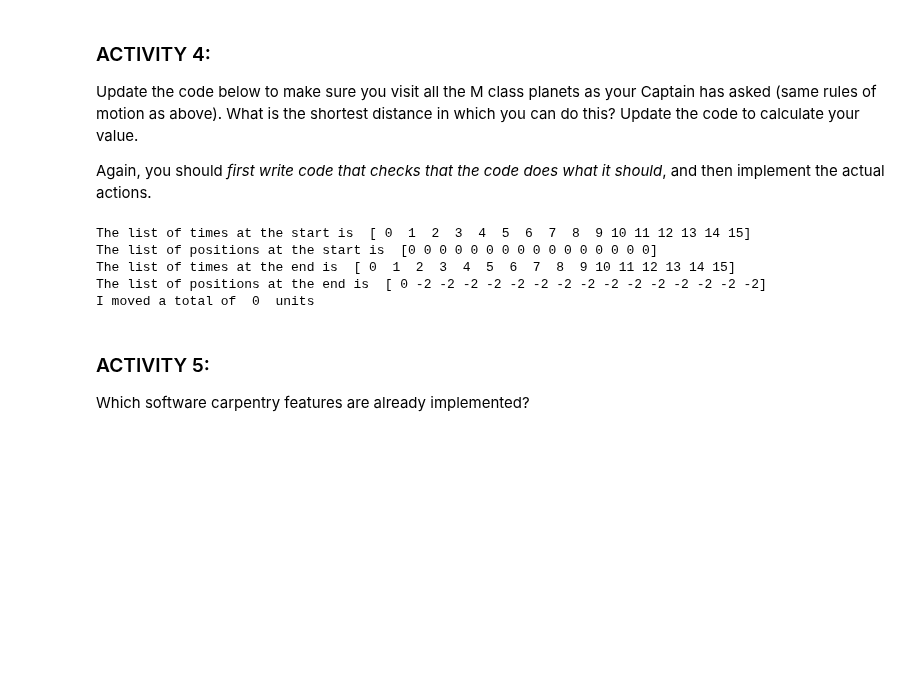
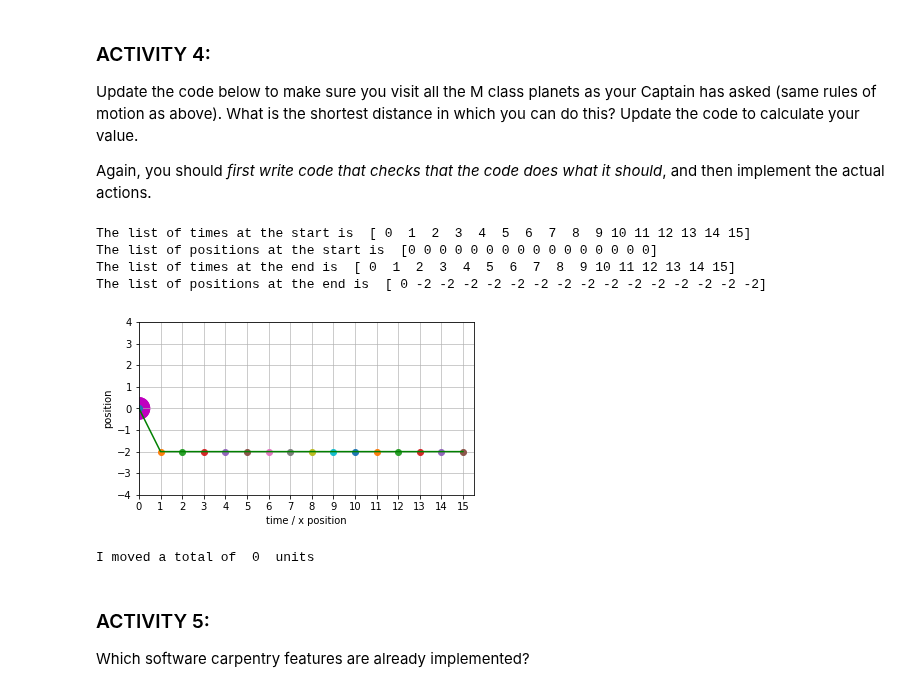
Before and after one commit to KAClough/TopicsInSciComp, a Jupyter notebook: Notebooks/Week2_LabExercises.ipynb, the cells around one changed output. Saved outputs shown, nothing was run; the diff lists cells and outputs as text; code cells hidden in the pictures; blank space fills up the shorter version.

```diff
--- a/Notebooks/Week2_LabExercises.ipynb
+++ b/Notebooks/Week2_LabExercises.ipynb
@@ -172,7 +181,12 @@ Update the code below to make sure you visit all the M class planets as your Cap
 Again, you should _first write code that checks that the code does what it should_, and then implement the actual actions.
 # %%
 # Plot again the asteroid field, so that we can plot the path on top of it
-plt.ion() # Make the plotting interactive so we can update the path as we fly
+
+# Uncomment this to make the plotting interactive so we can update the path as we fly
+# Need to also uncomment the %matplotlib command in the first cell, and plot.pause() below
+# plt.ion()
+
+# Regular plotting stuff
 fig = plt.figure()
 ax = plt.gcf().gca()
 plot_planet_locations(ax)
@@ -209,35 +223,37 @@ for index, time_now in enumerate(list_of_times) :
     # Add more else if options here to cover all the times you need to move the ship
     # (Try to make this as minimal as possible, rather than writing one elif statement
     # per time step)
 
     # finally, give the default option for all other cases using 'else'
     else :
         # nothing happens at other times
         step_size = 0
         list_of_y_positions[index] = list_of_y_positions[index - 1] + step_size
 
     position_now = list_of_y_positions[index]
     plt.plot(time_now, position_now, 'o')
-    plt.pause(0.4)
+    # Uncomment this for interactive version
+    # plt.pause(0.4)
 
 print("The list of times at the end is ", list_of_times)
 print("The list of positions at the end is ", list_of_y_positions)
 
 plt.plot(list_of_times, list_of_y_positions, 'g-')
 plt.show()
 
 # Uncomment to save the figure
 #plt.savefig("myplot2.png")
 
 # Calculate and print out some information
 total_distance_moved = 0
 print("I moved a total of ", total_distance_moved, " units")
 # %% [output]
 The list of times at the start is  [ 0  1  2  3  4  5  6  7  8  9 10 11 12 13 14 15]
 The list of positions at the start is  [0 0 0 0 0 0 0 0 0 0 0 0 0 0 0 0]
 The list of times at the end is  [ 0  1  2  3  4  5  6  7  8  9 10 11 12 13 14 15]
 The list of positions at the end is  [ 0 -2 -2 -2 -2 -2 -2 -2 -2 -2 -2 -2 -2 -2 -2 -2]
-I moved a total of  0  units
+[figure, added]
+I moved a total of  0  units
 # %% [markdown]
 ### ACTIVITY 5:
 
```
Also changed, not shown: parts of 4 cells of this notebook, 2 other files.
